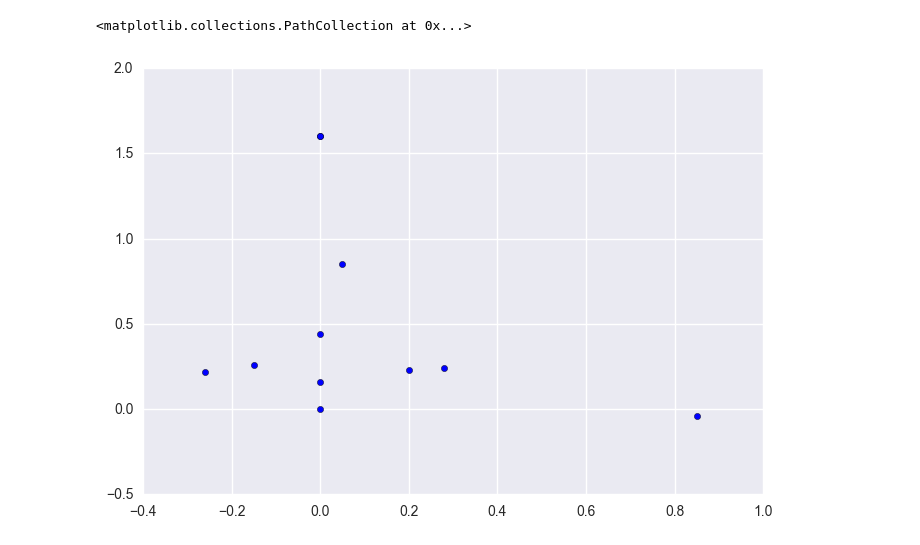
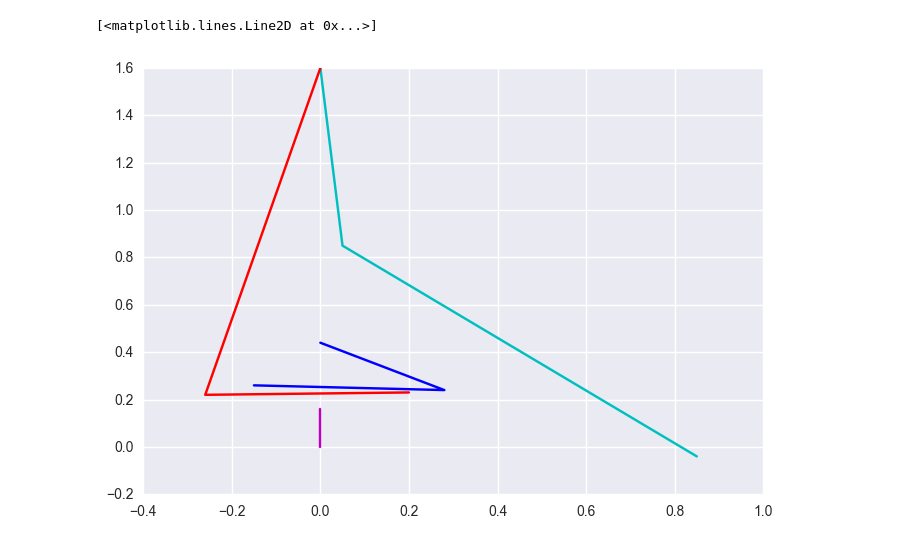
Before and after one commit to cu-publichealth/FoodborneML, a Jupyter notebook: jamia_2017/revision/IFS.ipynb, the cells around one changed output. Drawn from its saved outputs; the diff is of its cells as text; code cells hidden in the pictures.

```diff
--- a/jamia_2017/revision/IFS.ipynb
+++ b/jamia_2017/revision/IFS.ipynb
@@ -4,21 +4,29 @@ import matplotlib.pyplot as plt
 import seaborn as sb
 sb.set()
 # %%
-points = [
+f1 = [
     [0., 0.],
-    [0., .16],
-    [.85, -.04],
+    [0., .16]
+]
+f2 = [
+      [.85, -.04],
     [.05, .85],
-    [0., 1.6],
+    [0., 1.6]
+]
+f3 = [
     [.2, .23],
     [-.26, .22],
-    [0., 1.6],
+    [0., 1.6]
+]
+f4 = [
     [-.15, .26],
     [.28, .24],
     [0., .44]
 ]
+plt.plot(*zip(*f1), color='m')
+plt.plot(*zip(*f2), color='c')
+plt.plot(*zip(*f3), color='r')
+plt.plot(*zip(*f4), color='b')
+# %% [output]
+[<matplotlib.lines.Line2D at 0x...>]
+[figure, added]
-# %%
-plt.scatter(*zip(*points))
-# %% [output]
-<matplotlib.collections.PathCollection at 0x...>
-[figure, removed]
```
Also changed, not shown: parts of 6 cells of this notebook, 40 other files.
